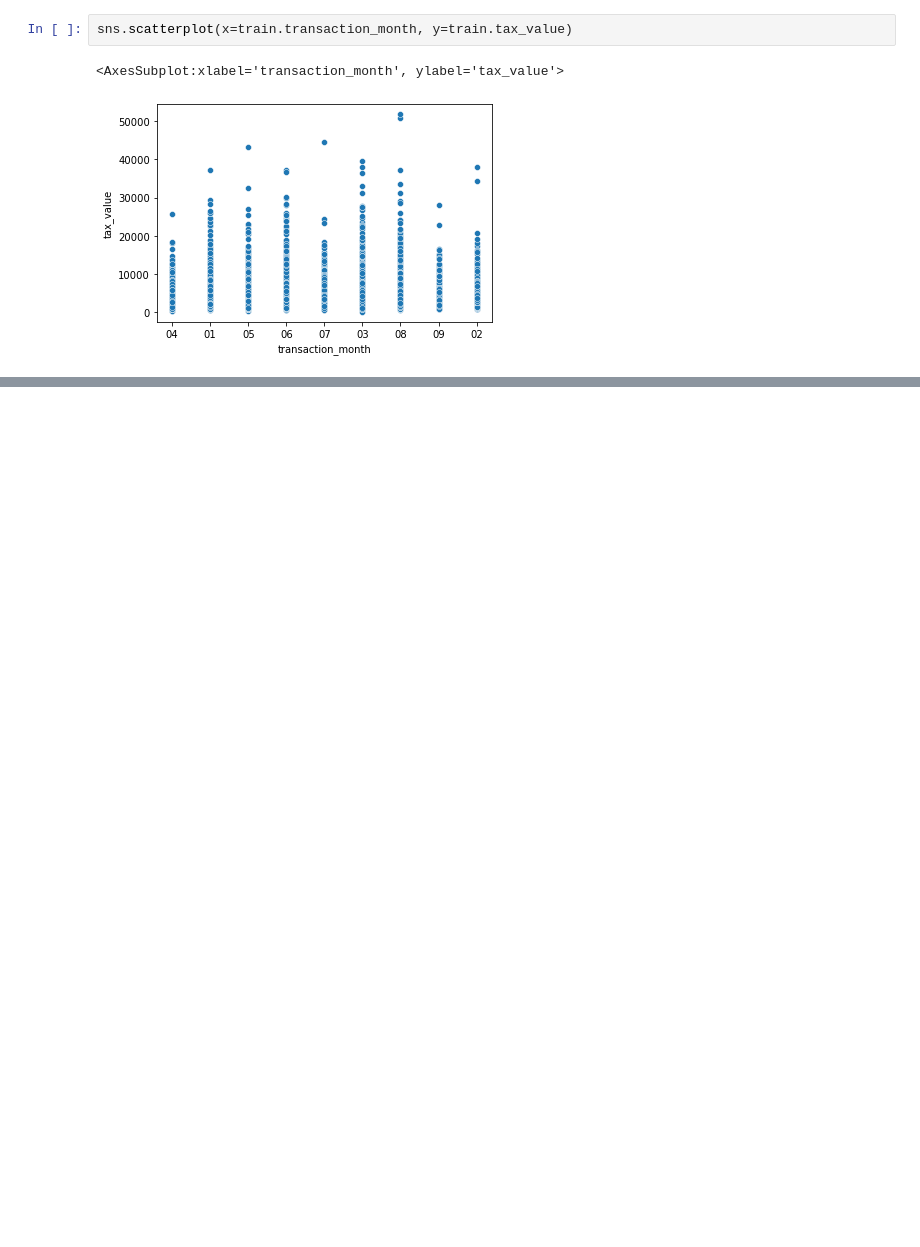
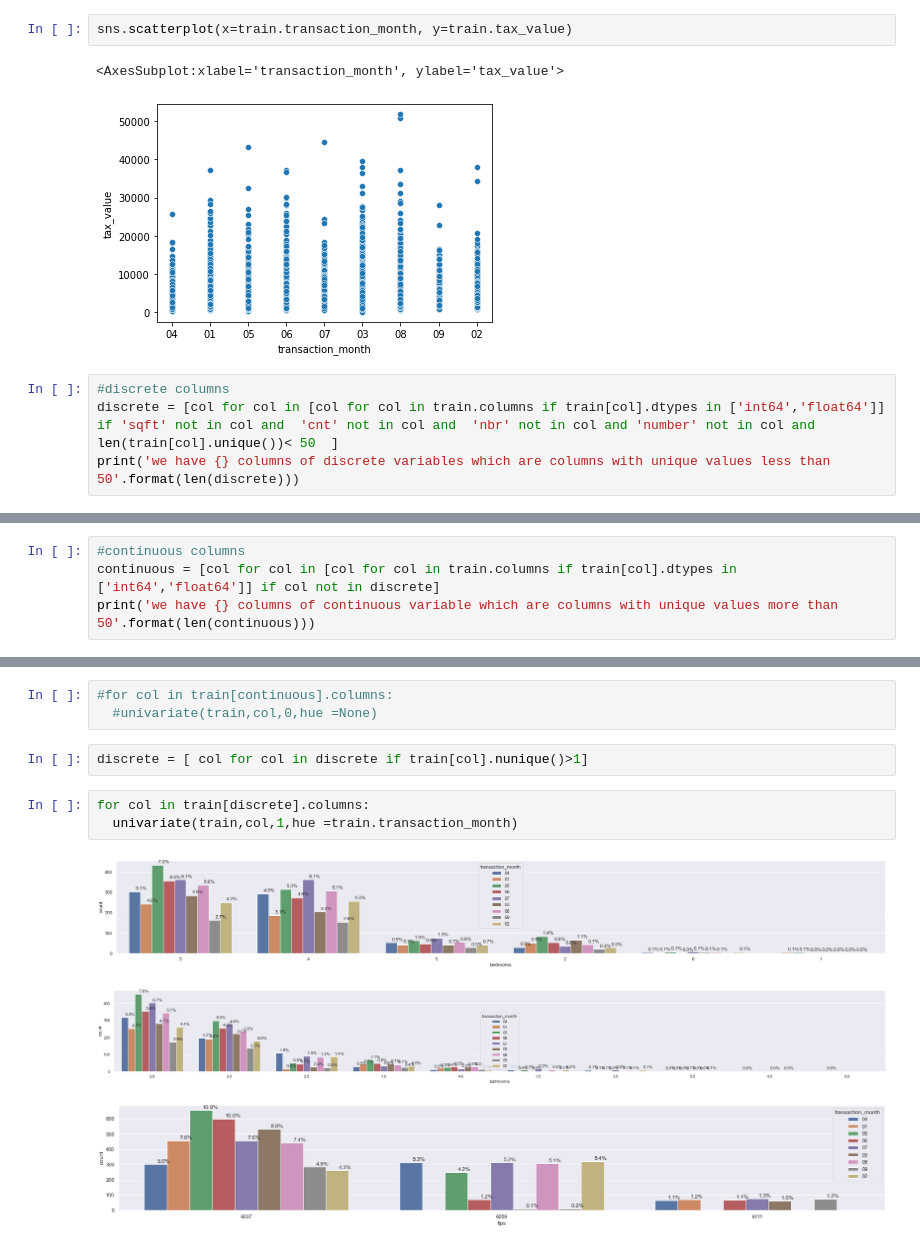
Before and after one commit to raycerna/zillow-regression-project, a Jupyter notebook: explore.ipynb, the cells around one changed output, grey strips where cells are left out. Saved outputs shown, nothing was run; the diff lists cells and outputs as text; blank space fills up the shorter version.

```diff
--- a/explore.ipynb
+++ b/explore.ipynb
@@ -41,3 +41,7 @@ sns.scatterplot(x=train.transaction_month, y=train.tax_value)
 # %% [output]
 <AxesSubplot:xlabel='transaction_month', ylabel='tax_value'>
 [figure]
+# %%
+#discrete columns
+discrete = [col for col in [col for col in train.columns if train[col].dtypes in ['int64','float64']] if 'sqft' not in col and  'cnt' not in col and  'nbr' not in col and 'number' not in col and len(train[col].unique())< 50  ]
+print('we have {} columns of discrete variables which are columns with unique values less than 50'.format(len(discrete)))
@@ -43,0 +50,4 @@ sns.scatterplot(x=train.transaction_month, y=train.tax_value)
+# %%
+#continuous columns
+continuous = [col for col in [col for col in train.columns if train[col].dtypes in ['int64','float64']] if col not in discrete]
+print('we have {} columns of continuous variable which are columns with unique values more than 50'.format(len(continuous)))
@@ -43,0 +109,12 @@ sns.scatterplot(x=train.transaction_month, y=train.tax_value)
+# %%
+#for col in train[continuous].columns:
+  #univariate(train,col,0,hue =None)
+# %%
+discrete = [ col for col in discrete if train[col].nunique()>1]
+# %%
+for col in train[discrete].columns:
+  univariate(train,col,1,hue =train.transaction_month)
+# %% [output]
+[figure, added]
+[figure, added]
+[figure, added]
```
Also changed, not shown: parts of 14 cells of this notebook.
